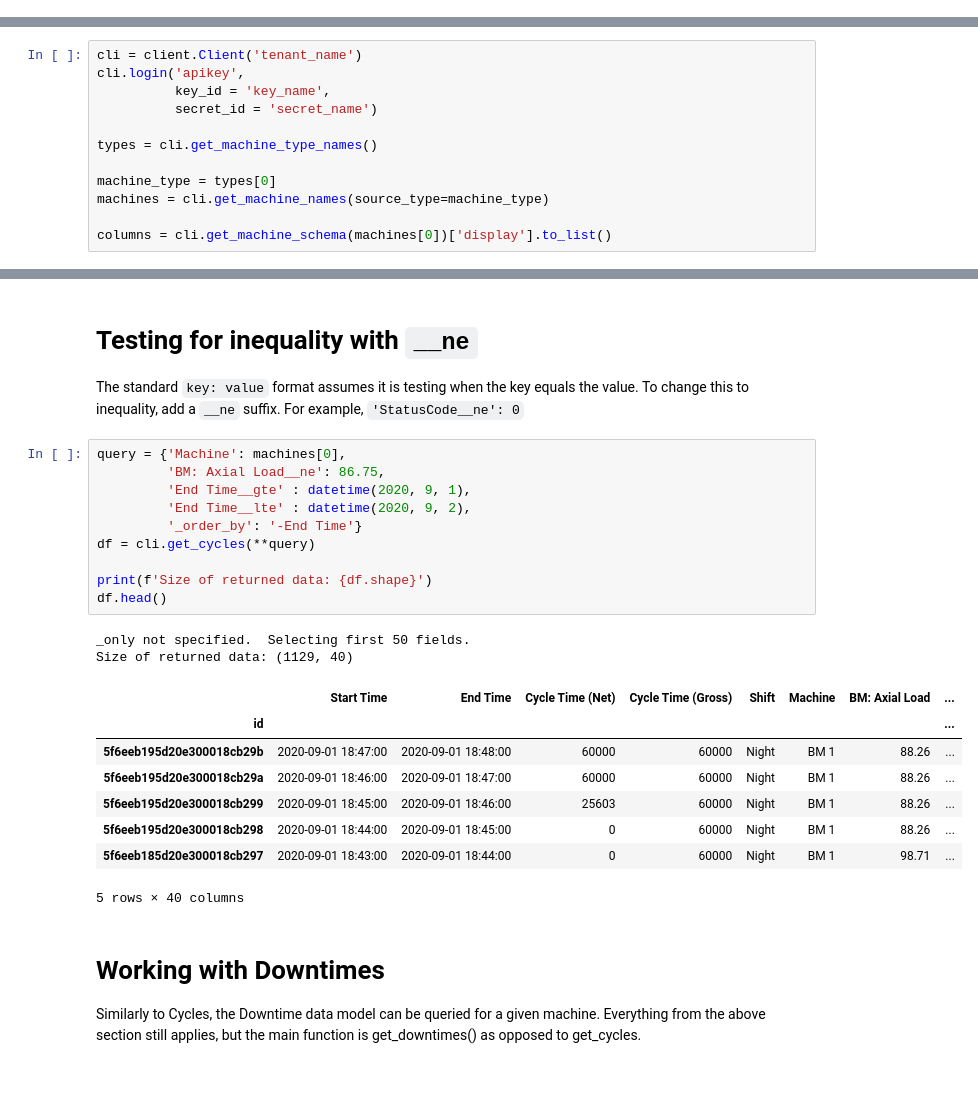
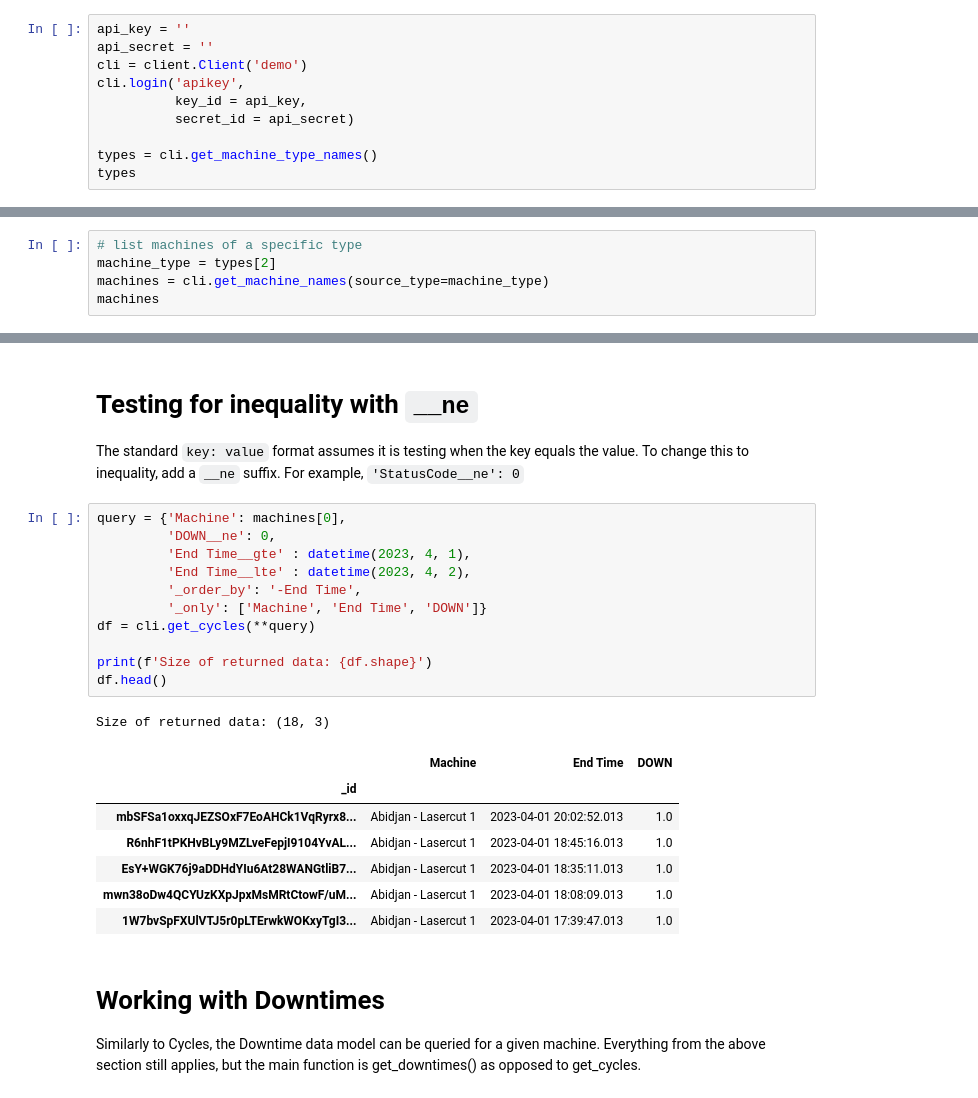
Before and after one commit to sightmachine/sightmachine-sdk, a Jupyter notebook: examples/Query Examples.ipynb, the cells around one changed output, grey strips where cells are left out. Saved outputs shown, nothing was run; the diff lists cells and outputs as text.

```diff
--- a/examples/Query Examples.ipynb
+++ b/examples/Query Examples.ipynb
@@ -8,0 +11,10 @@ import pandas as pd
+# %%
+api_key = ''
+api_secret = ''
+cli = client.Client('demo')
+cli.login('apikey',
+          key_id = api_key,
+          secret_id = api_secret)
+
+types = cli.get_machine_type_names()
+types
@@ -12,15 +26,8 @@ import pandas as pd
 Cycles are the core data set in the SM Platform.  Cycles represent a unit of work on a machine and will contain a variety of data from sensors, quality managent systems, ERP, MES, etc.
 
 Each cycle is associate with a Machine and a range of time.  Each Machine has a machine type which determines the data schema.  So to query for cycle data, the first step is to lookup the machine type and then to lookup the specific machine(s) of that type.
-# %%
-cli = client.Client('tenant_name')
-cli.login('apikey',
-          key_id = 'key_name',
-          secret_id = 'secret_name')
-
-types = cli.get_machine_type_names()
-
-machine_type = types[0]
-machines = cli.get_machine_names(source_type=machine_type)
-
-columns = cli.get_machine_schema(machines[0])['display'].to_list()
+# %%
+# list machines of a specific type
+machine_type = types[2]
+machines = cli.get_machine_names(source_type=machine_type)
+machines
@@ -203,25 +242,24 @@ Size of returned data: (100, 3)
 The standard `key: value` format assumes it is testing when the key equals the value.  To change this to inequality, add a `__ne` suffix.  For example, `'StatusCode__ne': 0`
 # %%
 query = {'Machine': machines[0],
-         'BM: Axial Load__ne': 86.75,
-         'End Time__gte' : datetime(2020, 9, 1),
-         'End Time__lte' : datetime(2020, 9, 2),
-         '_order_by': '-End Time'}
+         'DOWN__ne': 0,
+         'End Time__gte' : datetime(2023, 4, 1),
+         'End Time__lte' : datetime(2023, 4, 2),
+         '_order_by': '-End Time',
+         '_only': ['Machine', 'End Time', 'DOWN']}
 df = cli.get_cycles(**query)
 
 print(f'Size of returned data: {df.shape}')
 df.head()
 # %% [output]
-_only not specified.  Selecting first 50 fields.
-Size of returned data: (1129, 40)
+Size of returned data: (18, 3)
-|  | Start Time | End Time | Cycle Time (Net) | Cycle Time (Gross) | Shift | Machine | BM: Axial Load | ... |
-| id |  |  |  |  |  |  |  | ... |
-| 5f6eeb195d20e300018cb29b | 2020-09-01 18:47:00 | 2020-09-01 18:48:00 | 60000 | 60000 | Night | BM 1 | 88.26 | ... |
-| 5f6eeb195d20e300018cb29a | 2020-09-01 18:46:00 | 2020-09-01 18:47:00 | 60000 | 60000 | Night | BM 1 | 88.26 | ... |
-| 5f6eeb195d20e300018cb299 | 2020-09-01 18:45:00 | 2020-09-01 18:46:00 | 25603 | 60000 | Night | BM 1 | 88.26 | ... |
-| 5f6eeb195d20e300018cb298 | 2020-09-01 18:44:00 | 2020-09-01 18:45:00 | 0 | 60000 | Night | BM 1 | 88.26 | ... |
-| 5f6eeb185d20e300018cb297 | 2020-09-01 18:43:00 | 2020-09-01 18:44:00 | 0 | 60000 | Night | BM 1 | 98.71 | ... |
+|  | Machine | End Time | DOWN |
+| _id |  |  |  |
+| mbSFSa1oxxqJEZSOxF7EoAHCk1VqRyrx8... | Abidjan - Lasercut 1 | 2023-04-01 20:02:52.013 | 1.0 |
+| R6nhF1tPKHvBLy9MZLveFepjI9104YvAL... | Abidjan - Lasercut 1 | 2023-04-01 18:45:16.013 | 1.0 |
+| EsY+WGK76j9aDDHdYIu6At28WANGtliB7... | Abidjan - Lasercut 1 | 2023-04-01 18:35:11.013 | 1.0 |
+| mwn38oDw4QCYUzKXpJpxMsMRtCtowF/uM... | Abidjan - Lasercut 1 | 2023-04-01 18:08:09.013 | 1.0 |
+| 1W7bvSpFXUlVTJ5r0pLTErwkWOKxyTgI3... | Abidjan - Lasercut 1 | 2023-04-01 17:39:47.013 | 1.0 |
-5 rows × 40 columns
 # %% [markdown]
 # Working with Downtimes
 Similarly to Cycles, the Downtime data model can be queried for a given machine. Everything from the above section still applies, but the main function is get_downtimes() as opposed to get_cycles.
```
Also changed, not shown: parts of 30 cells of this notebook.
